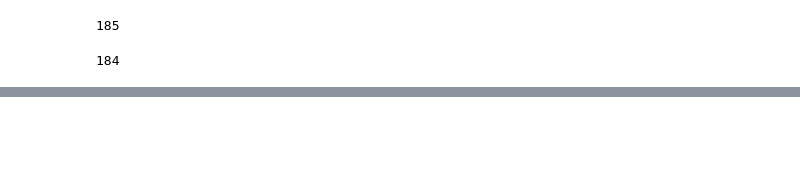
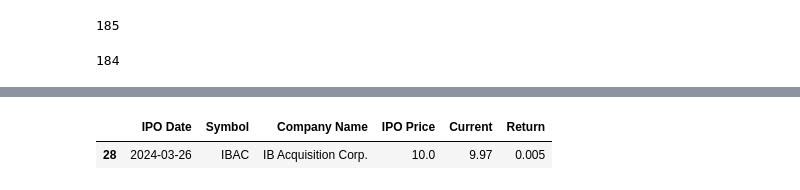
Before and after one commit to MekongDelta-mind/stock-markets-analytics-zoomcamp, a Jupyter notebook: cohorts/2024/mod2_sma_in_python.ipynb, the cells around one changed output, grey strips where cells are left out. Cells and saved outputs as stored; diff of their text form; code cells hidden in the pictures; blank space fills up the shorter version.

```diff
--- a/cohorts/2024/mod2_sma_in_python.ipynb
+++ b/cohorts/2024/mod2_sma_in_python.ipynb
@@ -542,0 +545,6 @@ stacked_ipos_df_before_mar_2024_filtered.describe()
+# %%
+# stacked_ipos_df_before_mar_2024.loc[stacked_ipos_df_before_mar_2024['Symbol'] == 'IBAC']
+stacked_ipos_df.loc[stacked_ipos_df['Symbol'] == 'IBAC']
+# %% [output]
+|  | IPO Date | Symbol | Company Name | IPO Price | Current | Return |
+| 28 | 2024-03-26 | IBAC | IB Acquisition Corp. | 10.0 | 9.97 | 0.005 |
```
Also changed, not shown: parts of 57 cells of this notebook.
